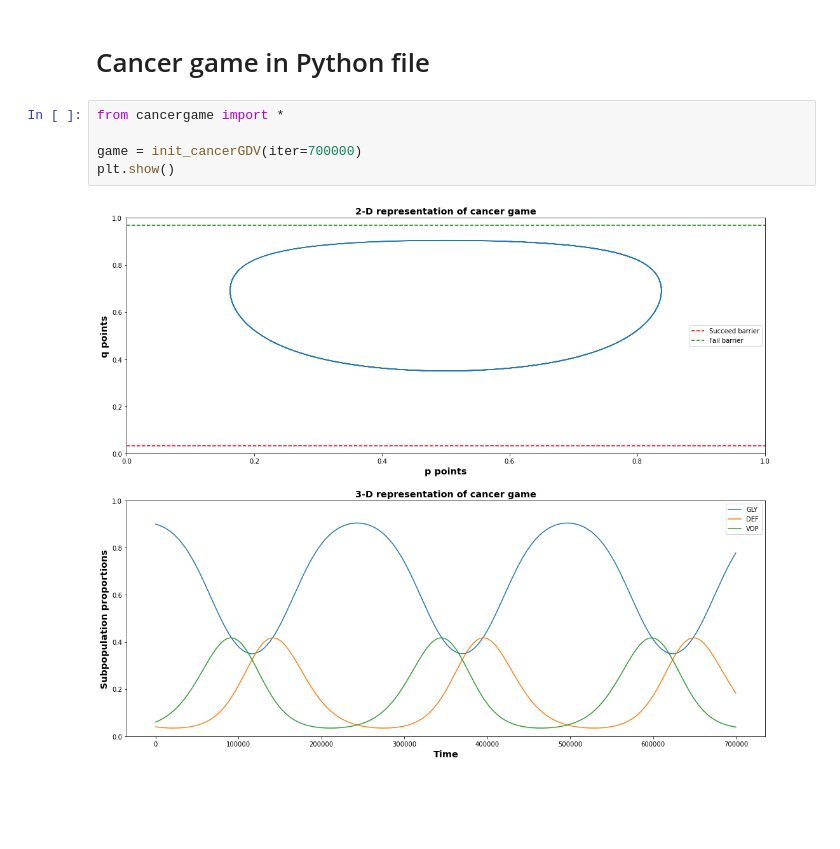
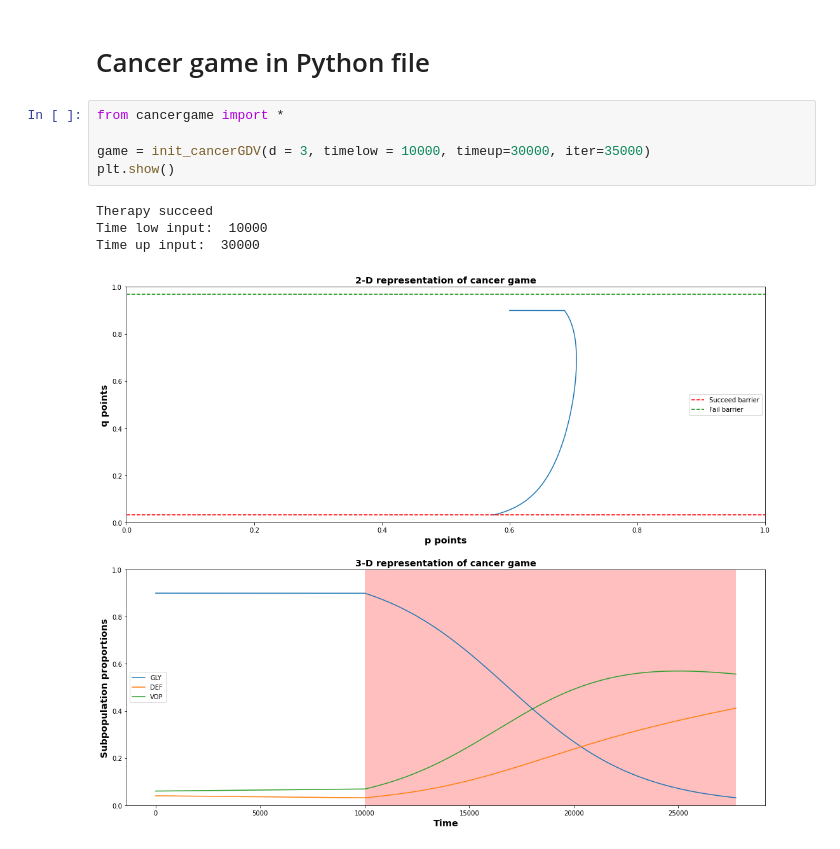
Before and after one commit to sangttruong/cancergame, a Jupyter notebook: code/Python/Evolutionary Dynamics - Prototype.ipynb, the cells around one changed output. Cells and saved outputs as stored; diff of their text form; blank space fills up the shorter version.

Commit message:
Update the user's input of the game and the example of it

```diff
--- a/code/Python/Evolutionary Dynamics - Prototype.ipynb
+++ b/code/Python/Evolutionary Dynamics - Prototype.ipynb
@@ -174,7 +174,10 @@ Therapy fail
 # %%
 from cancergame import *
 
-game = init_cancerGDV(iter=700000)
+game = init_cancerGDV(d = 3, timelow = 10000, timeup=30000, iter=35000)
 plt.show()
 # %% [output]
+Therapy succeed
+Time low input:  10000
+Time up input:  30000
-[figure, old version]
+[figure, new version]
```
Also changed, not shown: 1 other file.
